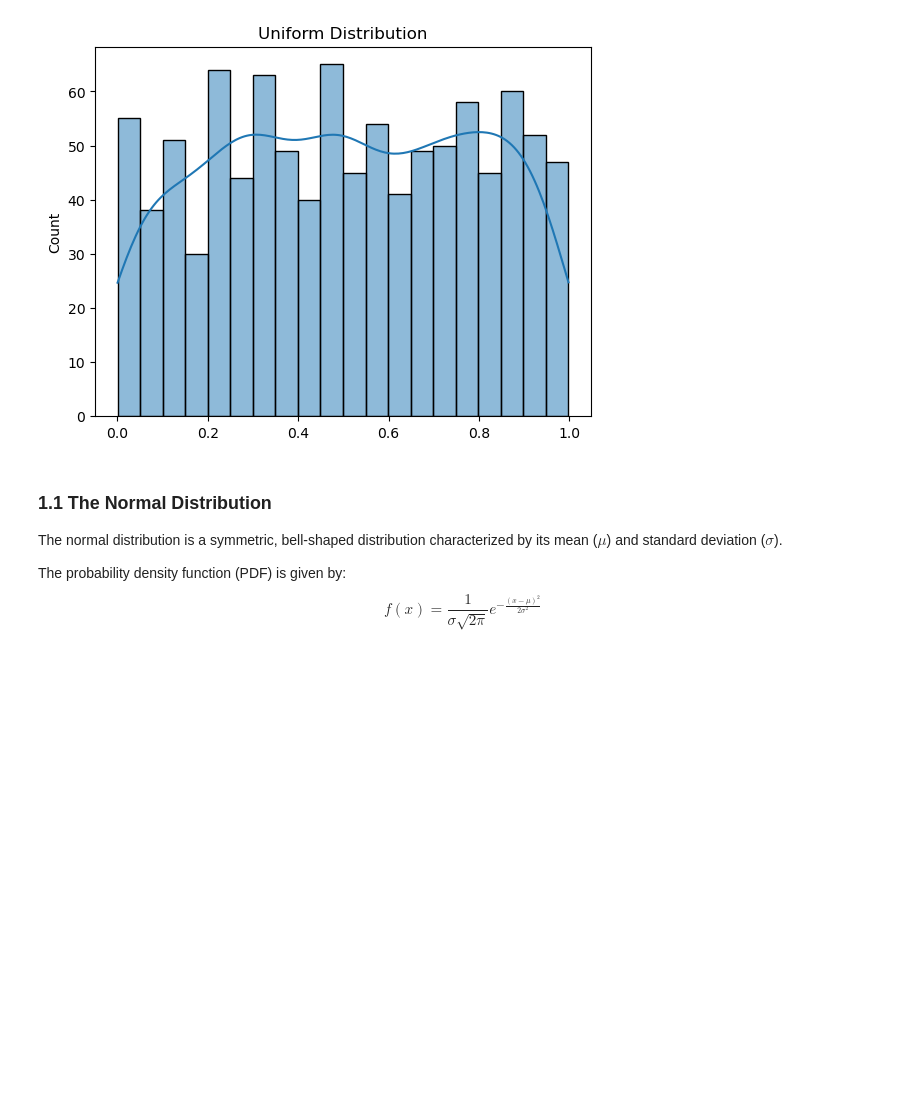
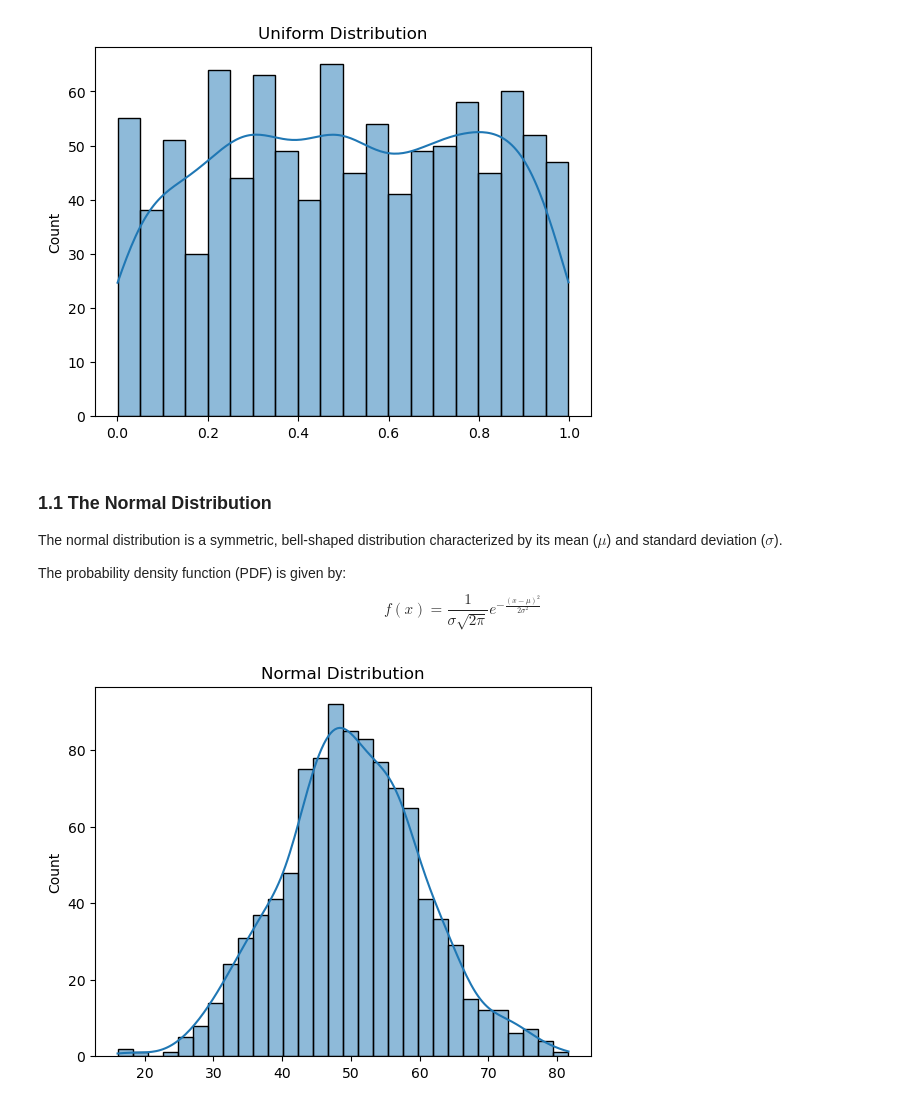
Before and after one commit to H0wl3r2001/DataScientist_Statistics, a Jupyter notebook: InferentialStatisticsFundamentals.ipynb, the cells around one changed output. Cells and saved outputs as stored; diff of their text form; code cells hidden in the pictures; blank space fills up the shorter version.

Commit message:
normal distribution

```diff
--- a/InferentialStatisticsFundamentals.ipynb
+++ b/InferentialStatisticsFundamentals.ipynb
@@ -37,3 +37,11 @@ The probability density function (PDF) is given by:
 $$
 f(x) = \frac{1}{\sigma\sqrt{2\pi}} e^{-\frac{(x - \mu)^2}{2\sigma^2}}
 $$
+# %%
+# Generating a Normal Distribution
+normal_sample = np.random.normal(loc=50, scale=10, size=1000)
+sns.histplot(normal_sample, bins=30, kde=True)
+plt.title("Normal Distribution")
+plt.show()
+# %% [output]
+[figure, added]
```
Also changed, not shown: parts of 2 cells of this notebook.
